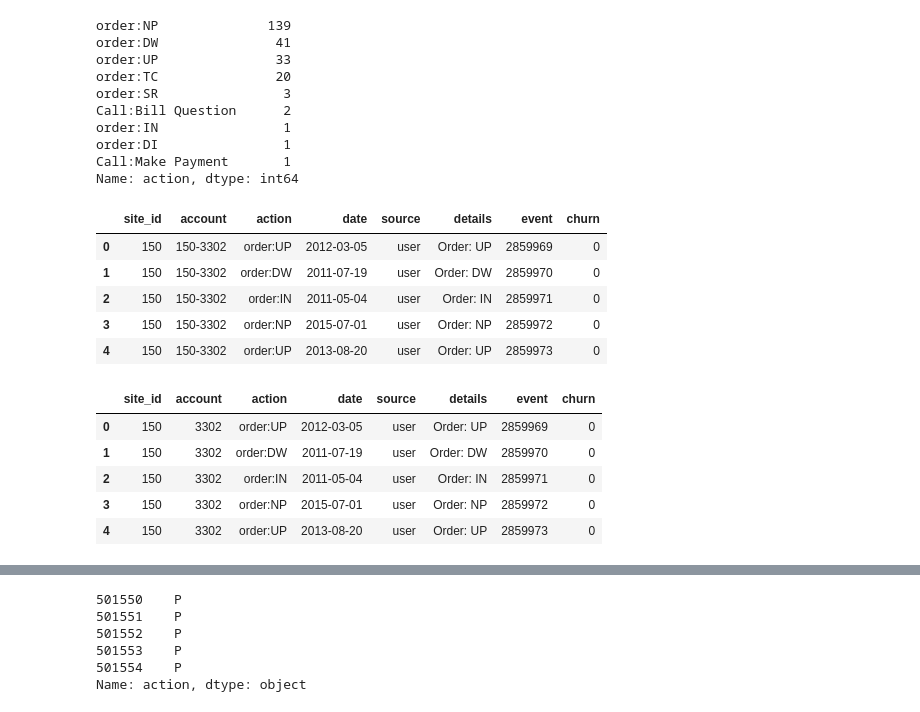
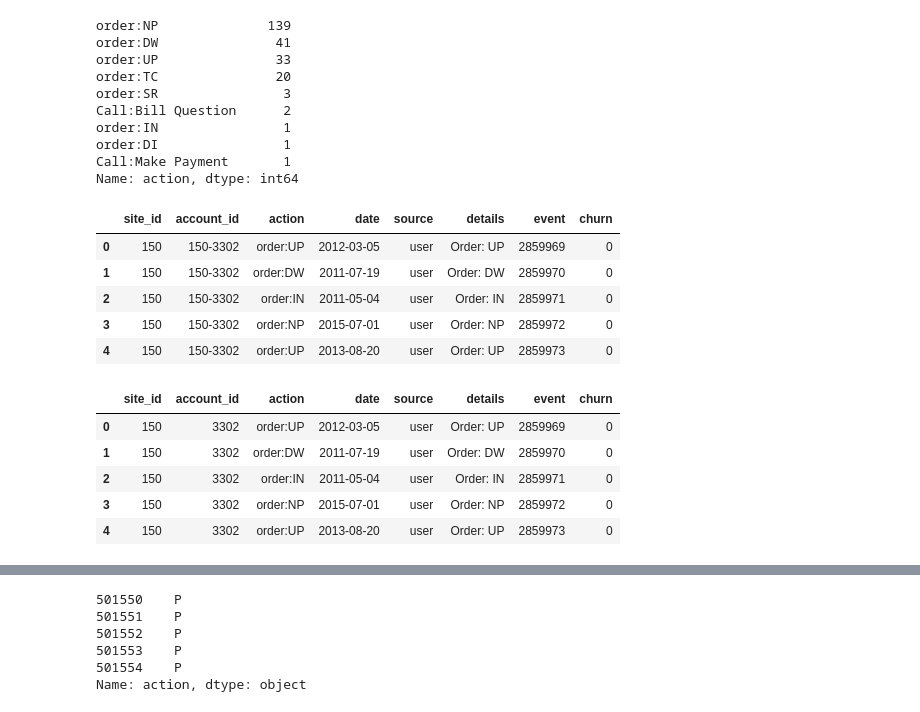
Before and after one commit to yuranich/diplom_data_analysis, a Jupyter notebook: working_with_events.ipynb, the cells around one changed output, grey strips where cells are left out. Cells and saved outputs as stored; diff of their text form; code cells hidden in the pictures.

```diff
--- a/working_with_events.ipynb
+++ b/working_with_events.ipynb
@@ -3,6 +3,6 @@ import pandas as pd
 # %%
 events = pd.read_csv("events_ful.csv", header=None)
 events.drop(5, axis=1, inplace=True)
-events.columns = ['account', 'action', 'date', 'source', 'details', 'event', 'churn']
+events.columns = ['account_id', 'action', 'date', 'source', 'details', 'event', 'churn']
 events.head()
 # %% [output]
@@ -82,21 +62,21 @@ order:DI                1
 Call:Make Payment       1
 Name: action, dtype: int64
 # %%
-site_id = events.account.apply(lambda x : str(x).split('-')[0])
+site_id = events.account_id.apply(lambda x : str(x).split('-')[0])
 events.insert(0, 'site_id', site_id)
 events.head()
 # %% [output]
-|  | site_id | account | action | date | source | details | event | churn |
+|  | site_id | account_id | action | date | source | details | event | churn |
 | 0 | 150 | 150-3302 | order:UP | 2012-03-05 | user | Order: UP | 2859969 | 0 |
 | 1 | 150 | 150-3302 | order:DW | 2011-07-19 | user | Order: DW | 2859970 | 0 |
 | 2 | 150 | 150-3302 | order:IN | 2011-05-04 | user | Order: IN | 2859971 | 0 |
 | 3 | 150 | 150-3302 | order:NP | 2015-07-01 | user | Order: NP | 2859972 | 0 |
 | 4 | 150 | 150-3302 | order:UP | 2013-08-20 | user | Order: UP | 2859973 | 0 |
 # %%
-events.account = events.account.apply(lambda x: str(x).split('-')[1])
+events.account_id = events.account_id.apply(lambda x: str(x).split('-')[1])
 events.head()
 # %% [output]
-|  | site_id | account | action | date | source | details | event | churn |
+|  | site_id | account_id | action | date | source | details | event | churn |
 | 0 | 150 | 3302 | order:UP | 2012-03-05 | user | Order: UP | 2859969 | 0 |
 | 1 | 150 | 3302 | order:DW | 2011-07-19 | user | Order: DW | 2859970 | 0 |
 | 2 | 150 | 3302 | order:IN | 2011-05-04 | user | Order: IN | 2859971 | 0 |
```
Also changed, not shown: parts of 38 cells of this notebook.
